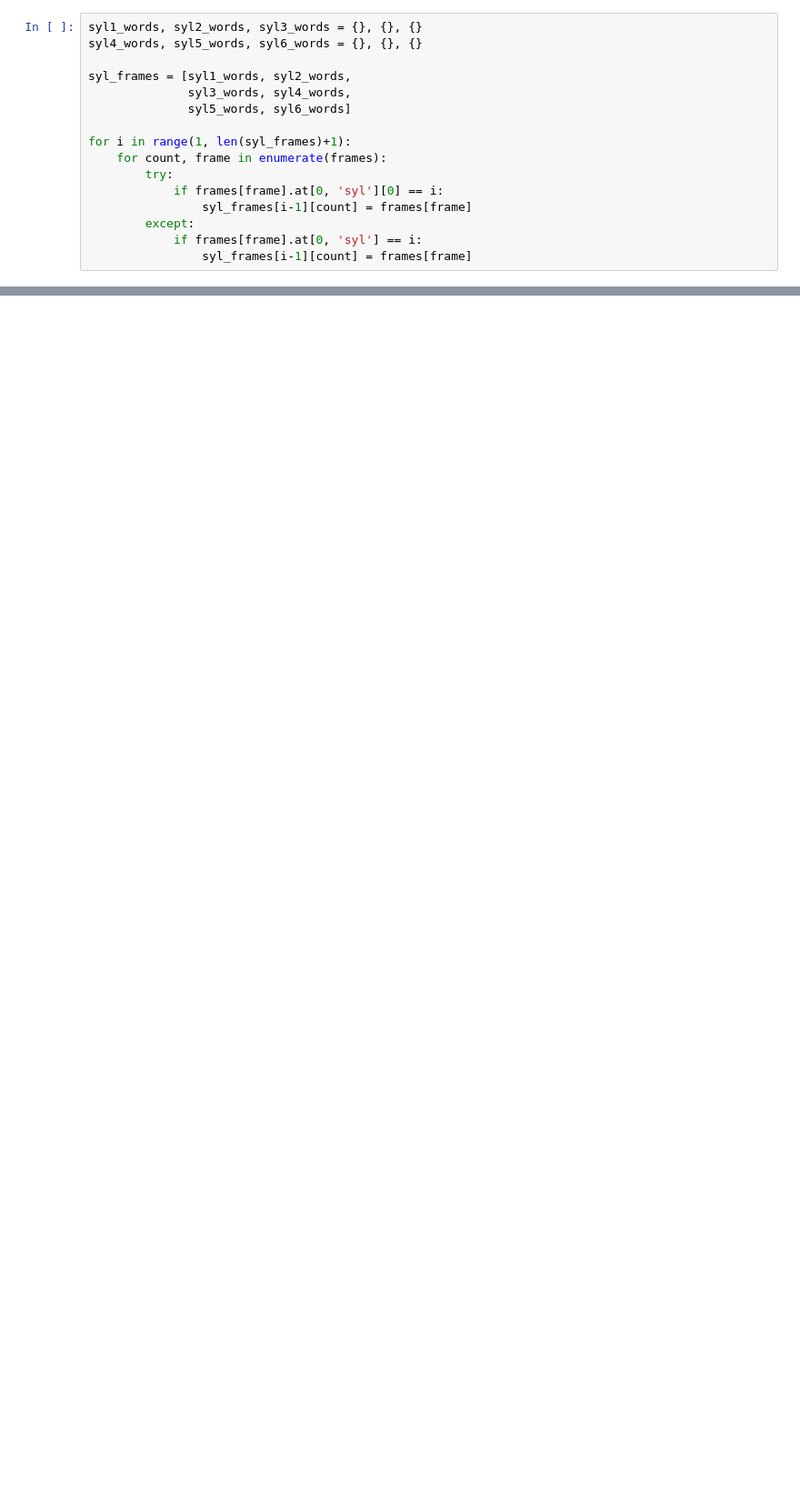
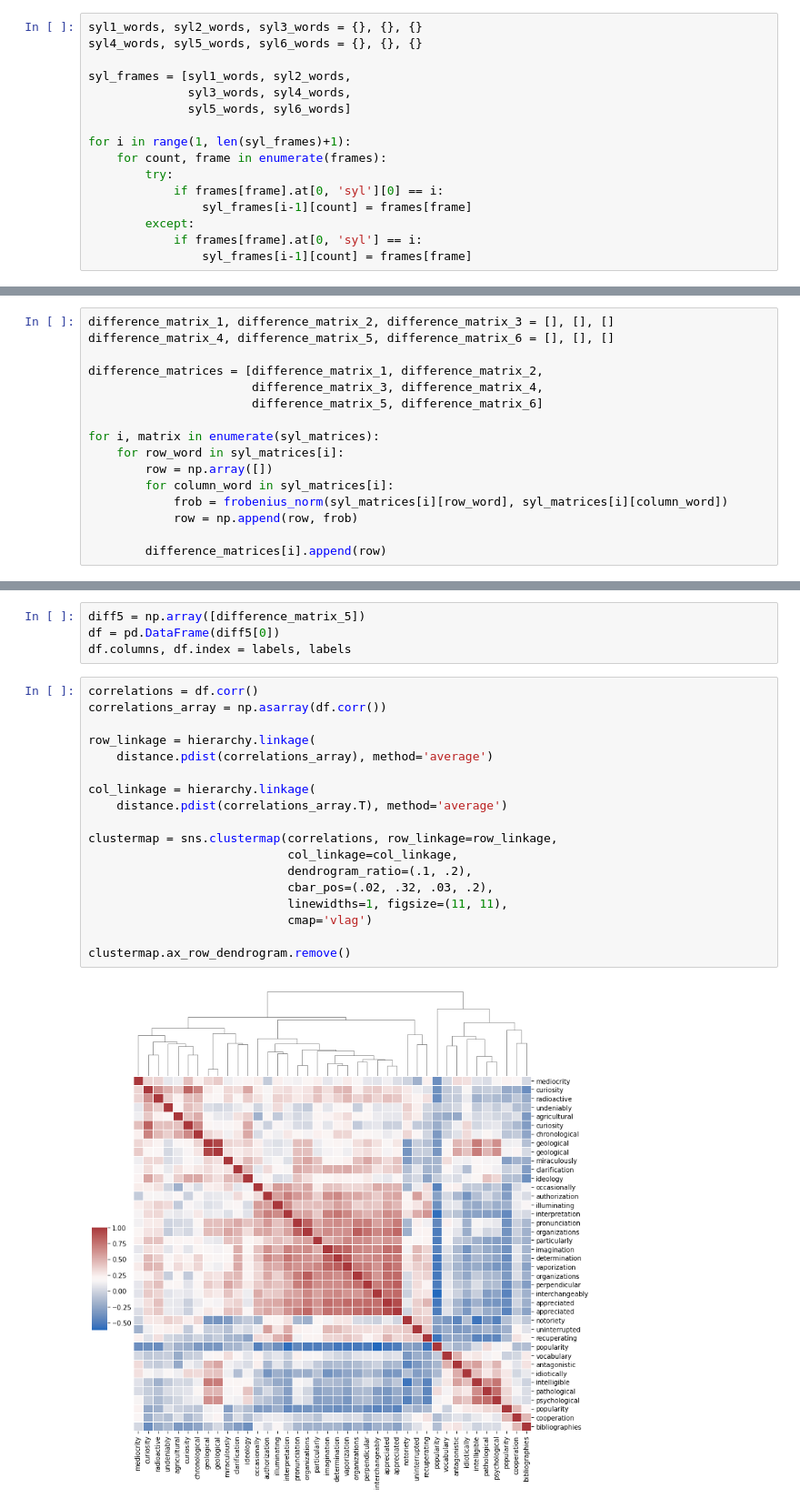
Before and after one commit to evankemmer/UMCUproject, a Jupyter notebook: new_main.ipynb, the cells around one changed output, grey strips where cells are left out. Shown: that part at 91% size. Drawn from its saved outputs; the diff is of its cells as text; blank space fills up the shorter version.

```diff
--- a/new_main.ipynb
+++ b/new_main.ipynb
@@ -145,0 +175,16 @@ ValueError: can't extend empty axis 0 using modes other than 'constant' or 'empt
+# %%
+difference_matrix_1, difference_matrix_2, difference_matrix_3 = [], [], []
+difference_matrix_4, difference_matrix_5, difference_matrix_6 = [], [], []
+
+difference_matrices = [difference_matrix_1, difference_matrix_2,
+                       difference_matrix_3, difference_matrix_4,
+                       difference_matrix_5, difference_matrix_6]
+
+for i, matrix in enumerate(syl_matrices):
+    for row_word in syl_matrices[i]:
+        row = np.array([])
+        for column_word in syl_matrices[i]:
+            frob = frobenius_norm(syl_matrices[i][row_word], syl_matrices[i][column_word])
+            row = np.append(row, frob)
+
+        difference_matrices[i].append(row)
@@ -145,0 +199,24 @@ ValueError: can't extend empty axis 0 using modes other than 'constant' or 'empt
+# %%
+diff5 = np.array([difference_matrix_5])
+df = pd.DataFrame(diff5[0])
+df.columns, df.index = labels, labels
+# %%
+correlations = df.corr()
+correlations_array = np.asarray(df.corr())
+
+row_linkage = hierarchy.linkage(
+    distance.pdist(correlations_array), method='average')
+
+col_linkage = hierarchy.linkage(
+    distance.pdist(correlations_array.T), method='average')
+
+clustermap = sns.clustermap(correlations, row_linkage=row_linkage,
+                            col_linkage=col_linkage,
+                            dendrogram_ratio=(.1, .2),
+                            cbar_pos=(.02, .32, .03, .2),
+                            linewidths=1, figsize=(11, 11),
+                            cmap='vlag')
+
+clustermap.ax_row_dendrogram.remove()
+# %% [output]
+[figure, added]
```
Also changed, not shown: parts of 8 cells of this notebook.
